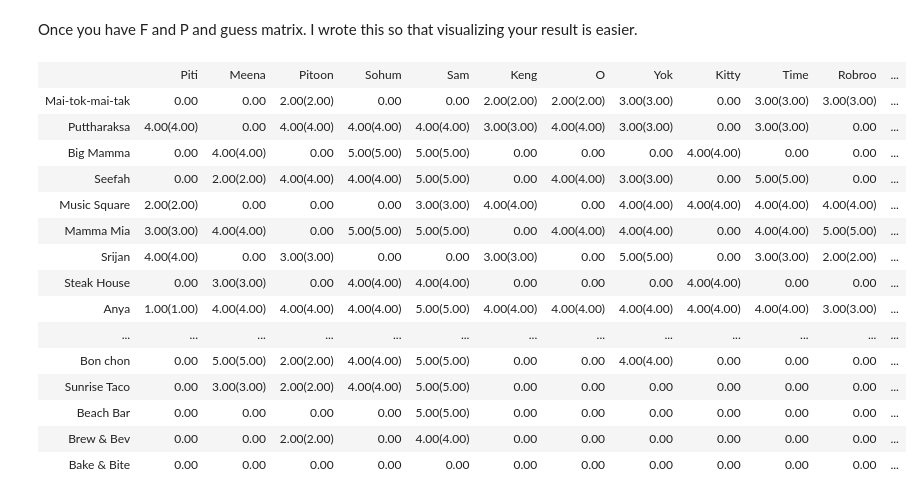
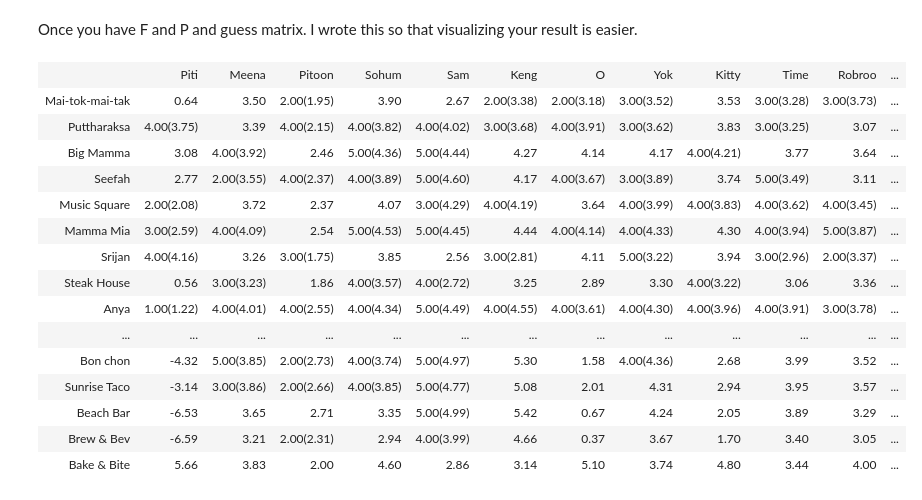
Before and after one commit to muic-pattern-rekt-2018/Exercise9, a Jupyter notebook: CollabFilter.ipynb, the cells around one changed output. Drawn from its saved outputs; the diff is of its cells as text; code cells hidden in the pictures.

```diff
--- a/CollabFilter.ipynb
+++ b/CollabFilter.ipynb
@@ -67,3 +95,19 @@ Write down the formula for $dP$. Then, write a numpy code to calculate $dP$.
 $R = R- \eta\; dR$
 
 Write down the formula for dR. Then, write a numpy code to calculate dR.
+# %%
+n_f = 3
+n_r, n_p = T.shape
+np.random.seed(999)
+R = np.random.random((n_f, n_r))
+P = np.random.random((n_f, n_p))
+lmbda = 0.005
+
+for i in range(100000):
+    HTRP = H*(T - R.T@P)
+    dp = 2*lmbda*R@HTRP
+    dr = 2*lmbda*P@HTRP.T
+    P += dp
+    R += dr
+    if i%100 == 0:
+        print(cost(R,P))
@@ -143,22 +212,22 @@ def maketable(rating, has_rating, guess, restaurants, names):
     return '\n'.join(t)
 # %%
 # call it like this
-
-HTML(maketable(T.T, H.T, T.T, rnames, names))
+guess = R.T@P
+HTML(maketable(T.T, H.T, guess.T, rnames, names))
 # %% [output]
 |  | Piti | Meena | Pitoon | Sohum | Sam | Keng | O | Yok | Kitty | Time | Robroo | ... |
-| Mai-tok-mai-tak | 0.00 | 0.00 | 2.00(2.00) | 0.00 | 0.00 | 2.00(2.00) | 2.00(2.00) | 3.00(3.00) | 0.00 | 3.00(3.00) | 3.00(3.00) | ... |
-| Puttharaksa | 4.00(4.00) | 0.00 | 4.00(4.00) | 4.00(4.00) | 4.00(4.00) | 3.00(3.00) | 4.00(4.00) | 3.00(3.00) | 0.00 | 3.00(3.00) | 0.00 | ... |
-| Big Mamma | 0.00 | 4.00(4.00) | 0.00 | 5.00(5.00) | 5.00(5.00) | 0.00 | 0.00 | 0.00 | 4.00(4.00) | 0.00 | 0.00 | ... |
-| Seefah | 0.00 | 2.00(2.00) | 4.00(4.00) | 4.00(4.00) | 5.00(5.00) | 0.00 | 4.00(4.00) | 3.00(3.00) | 0.00 | 5.00(5.00) | 0.00 | ... |
-| Music Square | 2.00(2.00) | 0.00 | 0.00 | 0.00 | 3.00(3.00) | 4.00(4.00) | 0.00 | 4.00(4.00) | 4.00(4.00) | 4.00(4.00) | 4.00(4.00) | ... |
-| Mamma Mia | 3.00(3.00) | 4.00(4.00) | 0.00 | 5.00(5.00) | 5.00(5.00) | 0.00 | 4.00(4.00) | 4.00(4.00) | 0.00 | 4.00(4.00) | 5.00(5.00) | ... |
-| Srijan | 4.00(4.00) | 0.00 | 3.00(3.00) | 0.00 | 0.00 | 3.00(3.00) | 0.00 | 5.00(5.00) | 0.00 | 3.00(3.00) | 2.00(2.00) | ... |
-| Steak House | 0.00 | 3.00(3.00) | 0.00 | 4.00(4.00) | 4.00(4.00) | 0.00 | 0.00 | 0.00 | 4.00(4.00) | 0.00 | 0.00 | ... |
-| Anya | 1.00(1.00) | 4.00(4.00) | 4.00(4.00) | 4.00(4.00) | 5.00(5.00) | 4.00(4.00) | 4.00(4.00) | 4.00(4.00) | 4.00(4.00) | 4.00(4.00) | 3.00(3.00) | ... |
+| Mai-tok-mai-tak | 0.64 | 3.50 | 2.00(1.95) | 3.90 | 2.67 | 2.00(3.38) | 2.00(3.18) | 3.00(3.52) | 3.53 | 3.00(3.28) | 3.00(3.73) | ... |
+| Puttharaksa | 4.00(3.75) | 3.39 | 4.00(2.15) | 4.00(3.82) | 4.00(4.02) | 3.00(3.68) | 4.00(3.91) | 3.00(3.62) | 3.83 | 3.00(3.25) | 3.07 | ... |
+| Big Mamma | 3.08 | 4.00(3.92) | 2.46 | 5.00(4.36) | 5.00(4.44) | 4.27 | 4.14 | 4.17 | 4.00(4.21) | 3.77 | 3.64 | ... |
+| Seefah | 2.77 | 2.00(3.55) | 4.00(2.37) | 4.00(3.89) | 5.00(4.60) | 4.17 | 4.00(3.67) | 3.00(3.89) | 3.74 | 5.00(3.49) | 3.11 | ... |
+| Music Square | 2.00(2.08) | 3.72 | 2.37 | 4.07 | 3.00(4.29) | 4.00(4.19) | 3.64 | 4.00(3.99) | 4.00(3.83) | 4.00(3.62) | 4.00(3.45) | ... |
+| Mamma Mia | 3.00(2.59) | 4.00(4.09) | 2.54 | 5.00(4.53) | 5.00(4.45) | 4.44 | 4.00(4.14) | 4.00(4.33) | 4.30 | 4.00(3.94) | 5.00(3.87) | ... |
+| Srijan | 4.00(4.16) | 3.26 | 3.00(1.75) | 3.85 | 2.56 | 3.00(2.81) | 4.11 | 5.00(3.22) | 3.94 | 3.00(2.96) | 2.00(3.37) | ... |
+| Steak House | 0.56 | 3.00(3.23) | 1.86 | 4.00(3.57) | 4.00(2.72) | 3.25 | 2.89 | 3.30 | 4.00(3.22) | 3.06 | 3.36 | ... |
+| Anya | 1.00(1.22) | 4.00(4.01) | 4.00(2.55) | 4.00(4.34) | 5.00(4.49) | 4.00(4.55) | 4.00(3.61) | 4.00(4.30) | 4.00(3.96) | 4.00(3.91) | 3.00(3.78) | ... |
 | ... | ... | ... | ... | ... | ... | ... | ... | ... | ... | ... | ... | ... |
-| Bon chon | 0.00 | 5.00(5.00) | 2.00(2.00) | 4.00(4.00) | 5.00(5.00) | 0.00 | 0.00 | 4.00(4.00) | 0.00 | 0.00 | 0.00 | ... |
-| Sunrise Taco | 0.00 | 3.00(3.00) | 2.00(2.00) | 4.00(4.00) | 5.00(5.00) | 0.00 | 0.00 | 0.00 | 0.00 | 0.00 | 0.00 | ... |
-| Beach Bar | 0.00 | 0.00 | 0.00 | 0.00 | 5.00(5.00) | 0.00 | 0.00 | 0.00 | 0.00 | 0.00 | 0.00 | ... |
-| Brew & Bev | 0.00 | 0.00 | 2.00(2.00) | 0.00 | 4.00(4.00) | 0.00 | 0.00 | 0.00 | 0.00 | 0.00 | 0.00 | ... |
-| Bake & Bite | 0.00 | 0.00 | 0.00 | 0.00 | 0.00 | 0.00 | 0.00 | 0.00 | 0.00 | 0.00 | 0.00 | ... |
+| Bon chon | -4.32 | 5.00(3.85) | 2.00(2.73) | 4.00(3.74) | 5.00(4.97) | 5.30 | 1.58 | 4.00(4.36) | 2.68 | 3.99 | 3.52 | ... |
+| Sunrise Taco | -3.14 | 3.00(3.86) | 2.00(2.66) | 4.00(3.85) | 5.00(4.77) | 5.08 | 2.01 | 4.31 | 2.94 | 3.95 | 3.57 | ... |
+| Beach Bar | -6.53 | 3.65 | 2.71 | 3.35 | 5.00(4.99) | 5.42 | 0.67 | 4.24 | 2.05 | 3.89 | 3.29 | ... |
+| Brew & Bev | -6.59 | 3.21 | 2.00(2.31) | 2.94 | 4.00(3.99) | 4.66 | 0.37 | 3.67 | 1.70 | 3.40 | 3.05 | ... |
+| Bake & Bite | 5.66 | 3.83 | 2.00 | 4.60 | 2.86 | 3.14 | 5.10 | 3.74 | 4.80 | 3.44 | 4.00 | ... |
```
Also changed, not shown: parts of 5 cells of this notebook, 1 other file.
